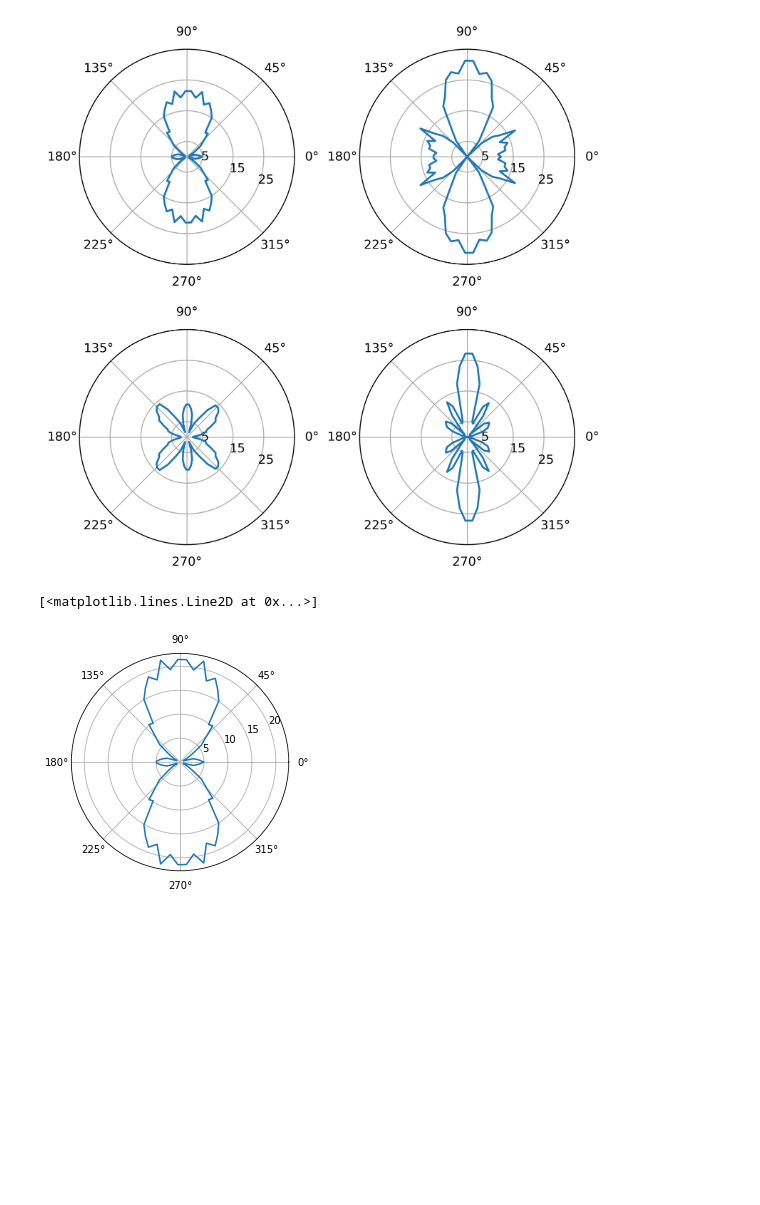
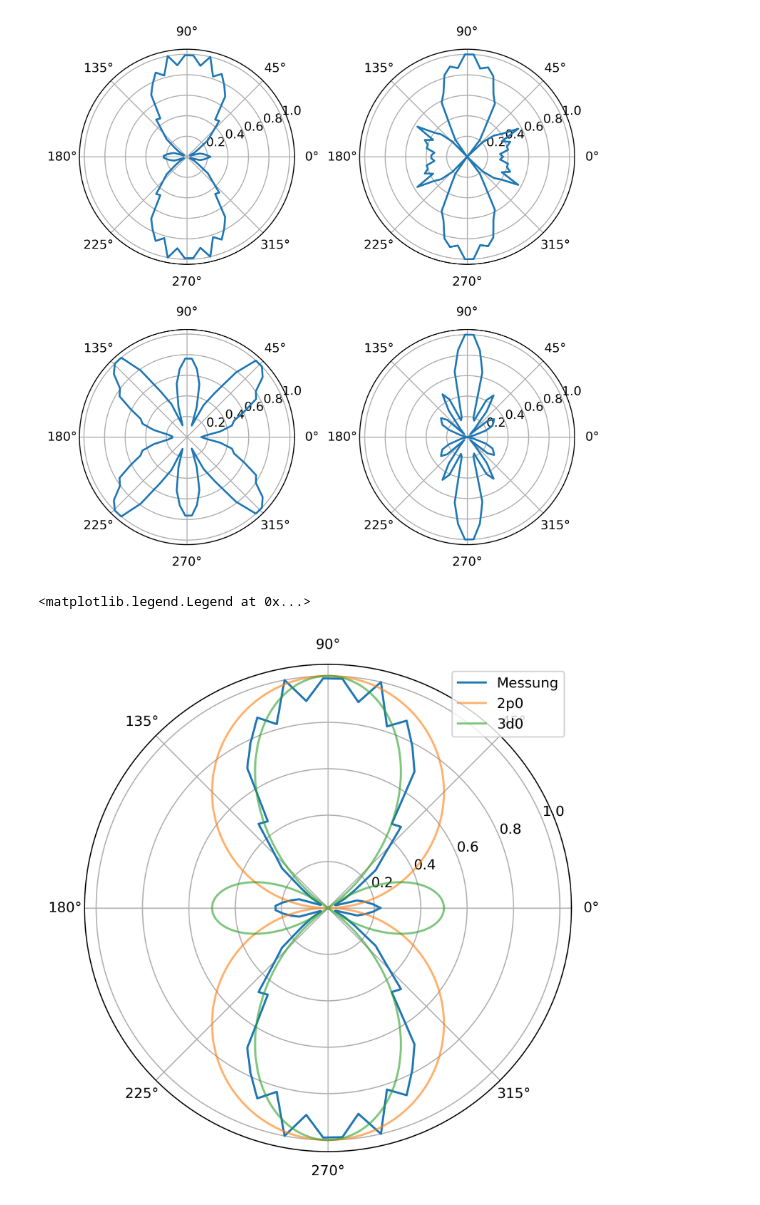
Before and after one commit to komrozik/FP2021, a Jupyter notebook: V23-Quanten_Analogien/Test_Notebook.ipynb, the cells around one changed output. Saved outputs shown, nothing was run; the diff lists cells and outputs as text; code cells hidden in the pictures; blank space fills up the shorter version.

```diff
--- a/V23-Quanten_Analogien/Test_Notebook.ipynb
+++ b/V23-Quanten_Analogien/Test_Notebook.ipynb
@@ -39,3 +37,21 @@ for f in files:
     D4.append(temp_D[index4][0])
     D7.append(temp_D[index7][0])
 arrays = [D2,D3,D4,D7]
+# %%
+y = np.linspace(0, 360, 1000) * np.pi/180
+
+def fkt_2p0(theta):
+    return np.sqrt(3/np.pi * (np.cos(theta))**2)/2
+
+def fkt_3d0(theta):
+    return np.sqrt(5/(np.pi)*(3*(np.cos(theta))**2 - 1)**2)/4
+
+def fkt_4f0(theta):
+    return np.sqrt(7/(np.pi)*(5*(np.cos(theta))**3 - 3*np.cos(theta))**2)/4
+
+def fkt_6h0(theta):
+    return np.sqrt(11/(np.pi)*(63*(np.cos(theta))**5-70*(np.cos(theta))**3+15*np.cos(theta))**2)/16
+
+
+def alpha_to_theta(alpha):
+    return np.arccos(0.5*np.cos(alpha*np.pi/180) - 0.5)
@@ -47,21 +81,28 @@ for i in (0,1):
         rho = np.concatenate([arrays[count],arrays[count][::-1],arrays[count],arrays[count][::-1]])
         r = np.linspace(1, 2, len(rho))
         theta = 2 * np.pi * r
-        ax[i,j].set_rlim(0,35)
-        ax[i,j].set_rticks([5, 15, 25])  # Less radial ticks
-        ax[i,j].set_rlabel_position(-22.5)  # Move radial labels away from plotted line
-        ax[i,j].plot(theta,rho)
+        #ax[i,j].set_rlim(0,35)
+        #ax[i,j].set_rticks([5, 15, 25])  # Less radial ticks
+        #ax[i,j].set_rlabel_position(-22.5)  # Move radial labels away from plotted line
+        ax[i,j].plot(theta,rho/np.max(rho))
         count = count+1
 fig.tight_layout()
 # %% [output]
-[figure, old version]
+[figure, new version]
 # %%
+fig, axs = plt.subplots(figsize=(6.4,6.4),dpi=300,subplot_kw={'projection': 'polar'})
+
 rho = np.concatenate([D2,D2[::-1],D2,D2[::-1]])
-r = np.linspace(1, 2, len(rho))
+r = np.linspace(0, 1, len(rho))-1
 theta = 2 * np.pi * r
-a=np.arange(0,185,10)
-plt.polar(theta,rho)
+a = np.arange(0,185,10)
+
+axs.plot(theta,rho/np.max(rho), label="Messung")
+axs.plot(y-0.5*np.pi, fkt_2p0(y)/(np.max(fkt_2p0(y))),alpha=0.6, label="2p0")
+axs.plot(y-0.5*np.pi, fkt_3d0(y)/(np.max(fkt_3d0(y))),alpha=0.6, label="3d0")
+#axs.set_rticks([1])
+plt.legend(loc="best")
 # %% [output]
-[<matplotlib.lines.Line2D at 0x...>]
+<matplotlib.legend.Legend at 0x...>
-[figure, old version]
+[figure, new version]
 # %%
```
Also changed, not shown: parts of 13 cells of this notebook, 8 other files.
